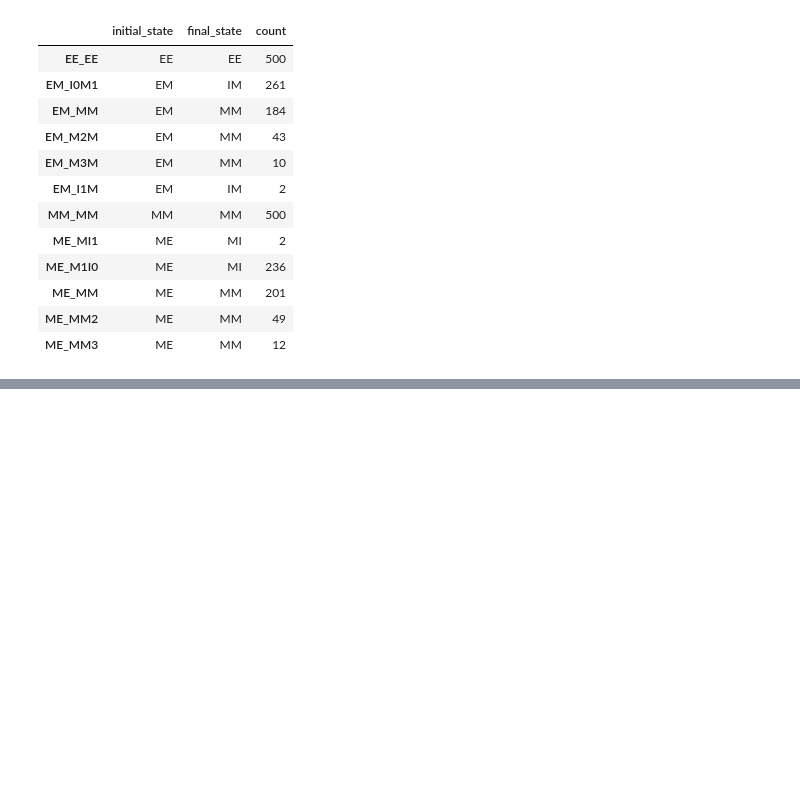
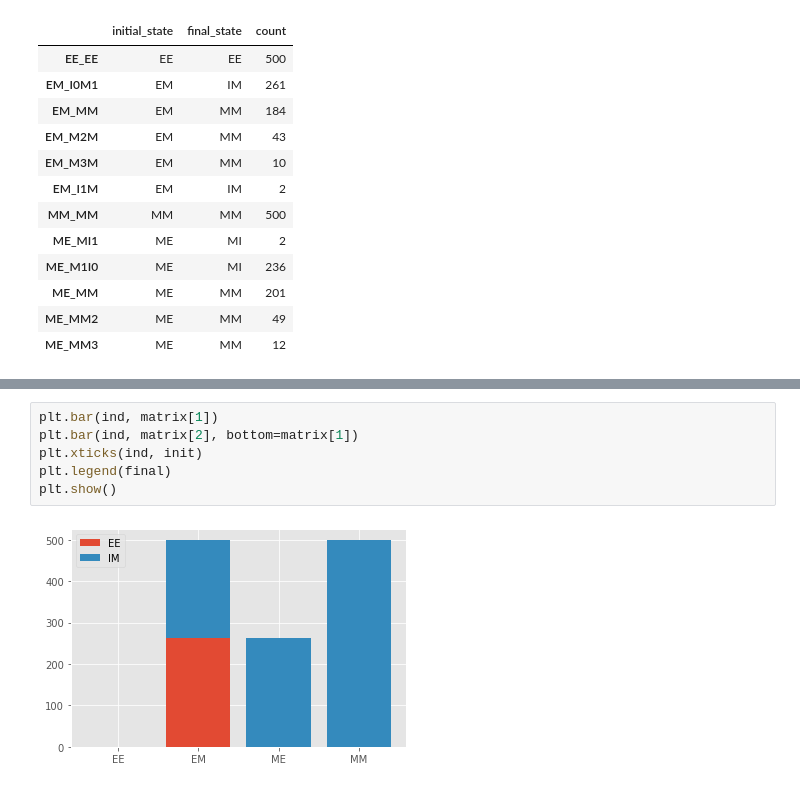
Before and after one commit to ftedo/simulation-files, a Jupyter notebook: analyser/Playground.ipynb, the cells around one changed output, grey strips where cells are left out. Saved outputs shown, nothing was run; the diff lists cells and outputs as text; blank space fills up the shorter version.

```diff
--- a/analyser/Playground.ipynb
+++ b/analyser/Playground.ipynb
@@ -131,0 +160,8 @@ pd.DataFrame(final_states_df.groupby(['initial_state', 'final_state'])['count'].
+# %%
+plt.bar(ind, matrix[1])
+plt.bar(ind, matrix[2], bottom=matrix[1])
+plt.xticks(ind, init)
+plt.legend(final)
+plt.show()
+# %% [output]
+[figure, added]
```
Also changed, not shown: parts of 14 cells of this notebook, 5 other files.
